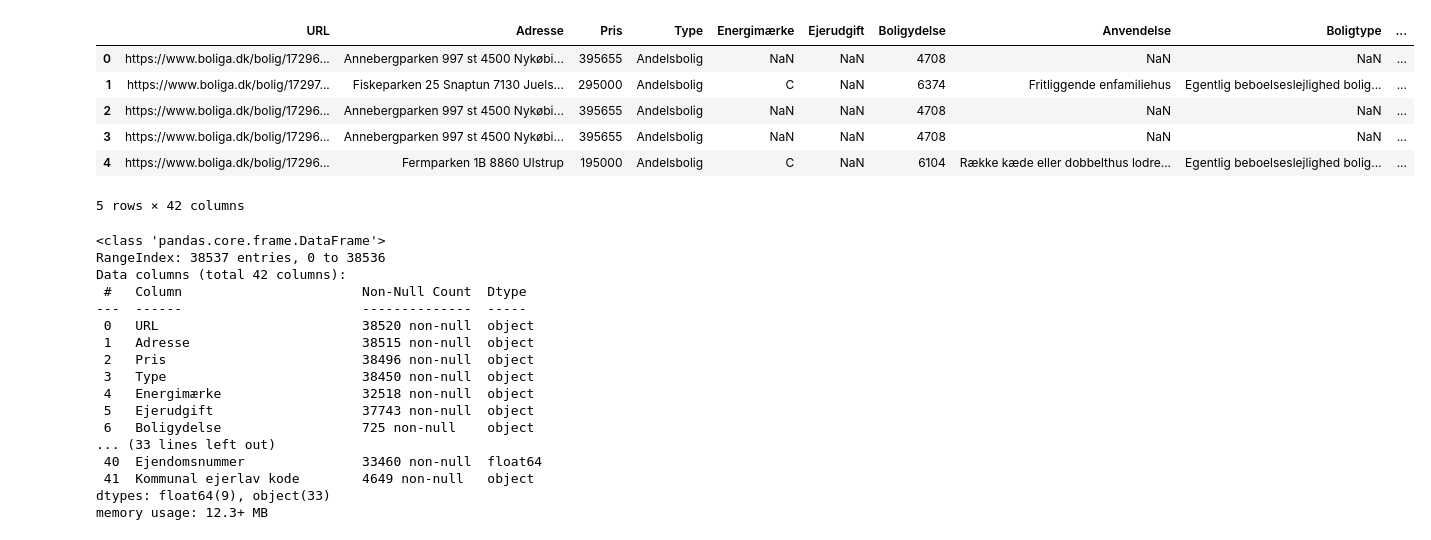
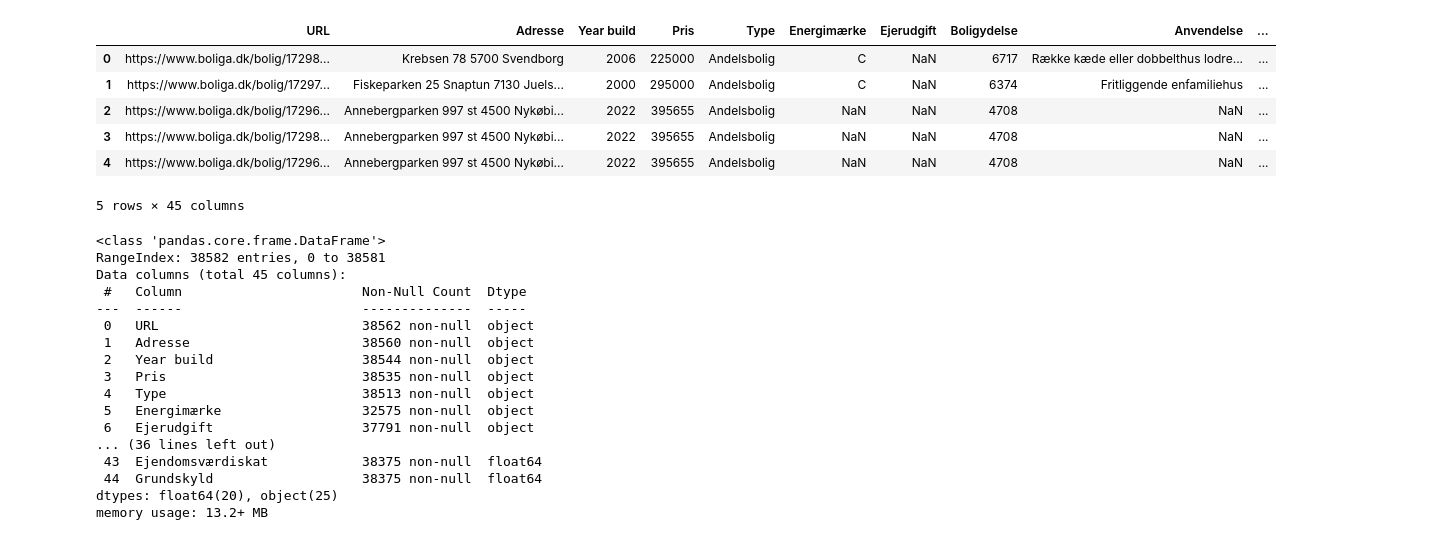
Before and after one commit to casperolesen/python-exam-casper, a Jupyter notebook: notebook.ipynb, the cells around one changed output. Saved outputs shown, nothing was run; the diff lists cells and outputs as text; code cells hidden in the pictures.

```diff
--- a/notebook.ipynb
+++ b/notebook.ipynb
@@ -1,36 +1,36 @@
 # %%
 import pandas as pd
 import seaborn as sb
 import matplotlib.pyplot as plt
-house_data = pd.read_csv('./data/house_data_final.csv', low_memory=False)
+house_data = pd.read_csv('./data/house_data.csv', low_memory=False)
 house_data.head()
 # %% [output]
-|  | URL | Adresse | Pris | Type | Energimærke | Ejerudgift | Boligydelse | Anvendelse | Boligtype | ... |
-| 0 | https://www.boliga.dk/bolig/17296... | Annebergparken 997 st 4500 Nykøbi... | 395655 | Andelsbolig | NaN | NaN | 4708 | NaN | NaN | ... |
-| 1 | https://www.boliga.dk/bolig/17297... | Fiskeparken 25 Snaptun 7130 Juels... | 295000 | Andelsbolig | C | NaN | 6374 | Fritliggende enfamiliehus | Egentlig beboelseslejlighed bolig... | ... |
-| 2 | https://www.boliga.dk/bolig/17296... | Annebergparken 997 st 4500 Nykøbi... | 395655 | Andelsbolig | NaN | NaN | 4708 | NaN | NaN | ... |
-| 3 | https://www.boliga.dk/bolig/17296... | Annebergparken 997 st 4500 Nykøbi... | 395655 | Andelsbolig | NaN | NaN | 4708 | NaN | NaN | ... |
-| 4 | https://www.boliga.dk/bolig/17296... | Fermparken 1B 8860 Ulstrup | 195000 | Andelsbolig | C | NaN | 6104 | Række kæde eller dobbelthus lodre... | Egentlig beboelseslejlighed bolig... | ... |
+|  | URL | Adresse | Year build | Pris | Type | Energimærke | Ejerudgift | Boligydelse | Anvendelse | ... |
+| 0 | https://www.boliga.dk/bolig/17298... | Krebsen 78 5700 Svendborg | 2006 | 225000 | Andelsbolig | C | NaN | 6717 | Række kæde eller dobbelthus lodre... | ... |
+| 1 | https://www.boliga.dk/bolig/17297... | Fiskeparken 25 Snaptun 7130 Juels... | 2000 | 295000 | Andelsbolig | C | NaN | 6374 | Fritliggende enfamiliehus | ... |
+| 2 | https://www.boliga.dk/bolig/17296... | Annebergparken 997 st 4500 Nykøbi... | 2022 | 395655 | Andelsbolig | NaN | NaN | 4708 | NaN | ... |
+| 3 | https://www.boliga.dk/bolig/17298... | Annebergparken 997 st 4500 Nykøbi... | 2022 | 395655 | Andelsbolig | NaN | NaN | 4708 | NaN | ... |
+| 4 | https://www.boliga.dk/bolig/17296... | Annebergparken 997 st 4500 Nykøbi... | 2022 | 395655 | Andelsbolig | NaN | NaN | 4708 | NaN | ... |
-5 rows × 42 columns
+5 rows × 45 columns
 # %%
 house_data.info()
 # %% [output]
 <class 'pandas.core.frame.DataFrame'>
-RangeIndex: 38537 entries, 0 to 38536
-Data columns (total 42 columns):
+RangeIndex: 38582 entries, 0 to 38581
+Data columns (total 45 columns):
  #   Column                       Non-Null Count  Dtype
 ---  ------                       --------------  -----
- 0   URL                          38520 non-null  object
- 1   Adresse                      38515 non-null  object
- 2   Pris                         38496 non-null  object
- 3   Type                         38450 non-null  object
- 4   Energimærke                  32518 non-null  object
- 5   Ejerudgift                   37743 non-null  object
- 6   Boligydelse                  725 non-null    object
-... (33 lines left out)
- 40  Ejendomsnummer               33460 non-null  float64
- 41  Kommunal ejerlav kode        4649 non-null   object
-dtypes: float64(9), object(33)
-memory usage: 12.3+ MB
+ 0   URL                          38562 non-null  object
+ 1   Adresse                      38560 non-null  object
+ 2   Year build                   38544 non-null  object
+ 3   Pris                         38535 non-null  object
+ 4   Type                         38513 non-null  object
+ 5   Energimærke                  32575 non-null  object
+ 6   Ejerudgift                   37791 non-null  object
+... (36 lines left out)
+ 43  Ejendomsværdiskat            38375 non-null  float64
+ 44  Grundskyld                   38375 non-null  float64
+dtypes: float64(20), object(25)
+memory usage: 13.2+ MB
 # %%
 house_data.describe()
```
Also changed, not shown: parts of 14 cells of this notebook.
